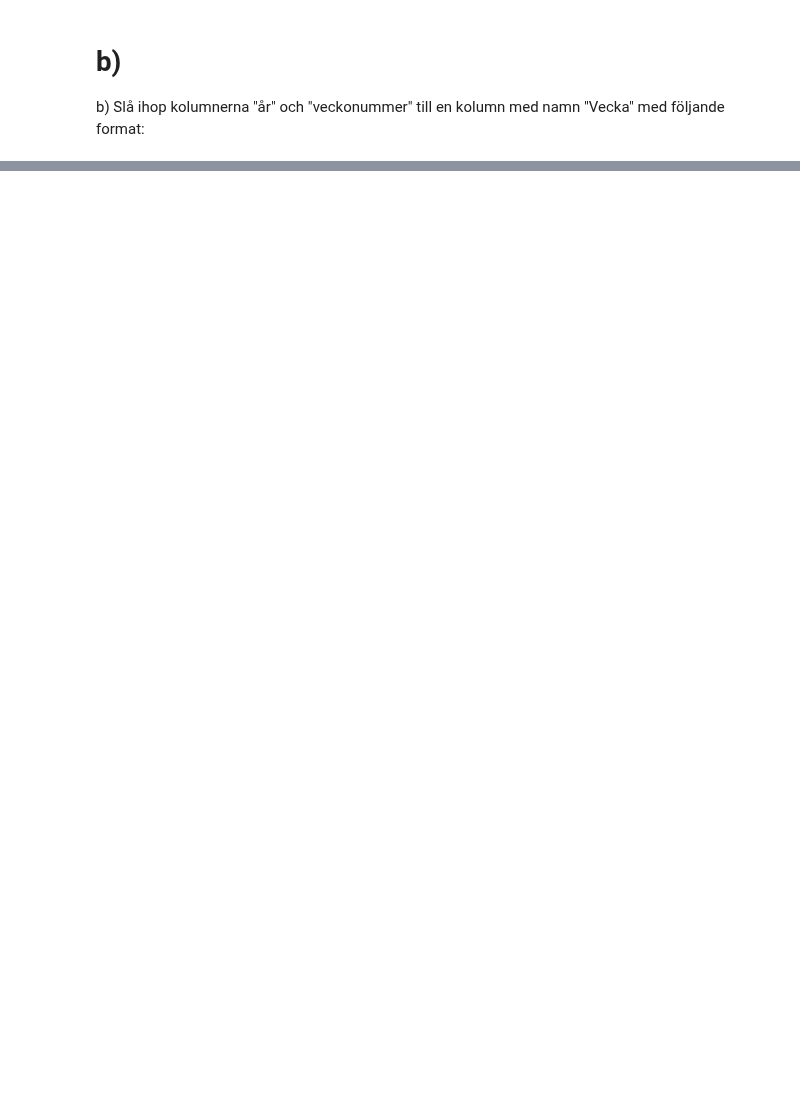
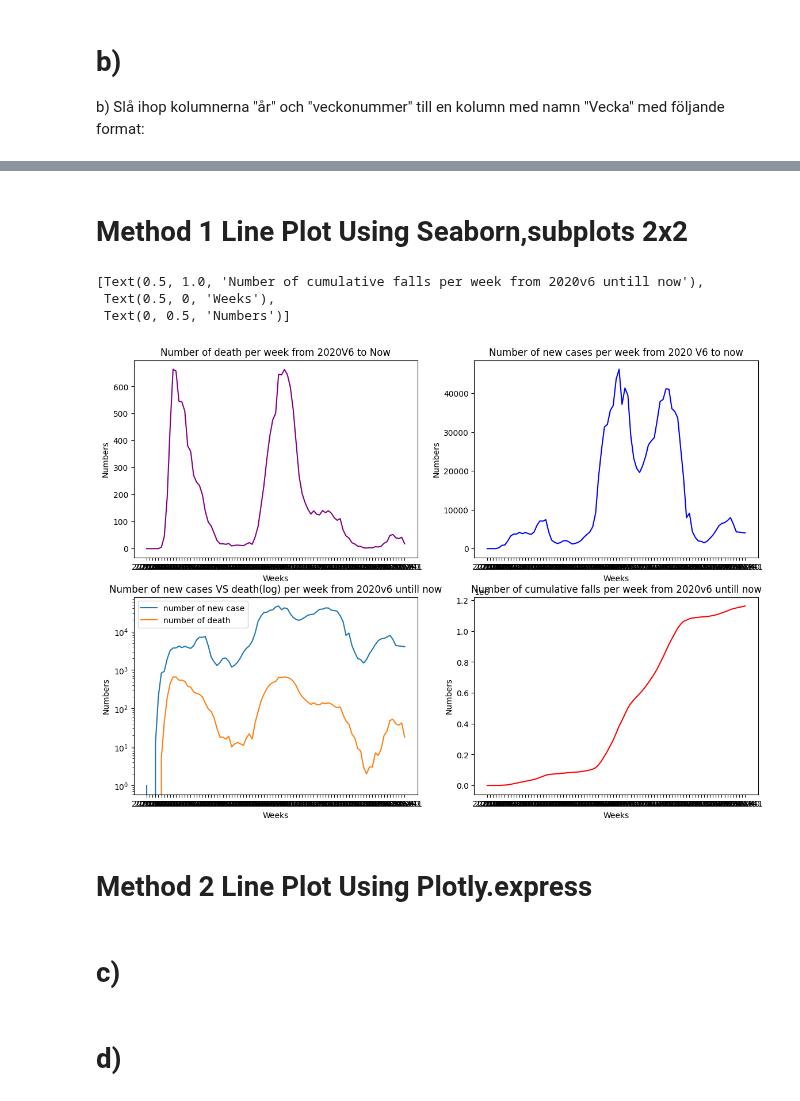
Before and after one commit to xjohansson/Databehandling_Xiu, a Jupyter notebook: Labs/Labb1/Labb1.ipynb, the cells around one changed output, grey strips where cells are left out. Saved outputs shown, nothing was run; the diff lists cells and outputs as text; code cells hidden in the pictures; blank space fills up the shorter version.

```diff
--- a/Labs/Labb1/Labb1.ipynb
+++ b/Labs/Labb1/Labb1.ipynb
@@ -178,0 +72,8 @@ df.head()
+# %%
+# change type from int to str
+Covid19["veckonummer"]=Covid19["veckonummer"].astype(str)
+Covid19["år"]=Covid19["år"].astype(str)
+#Create a new column"vecka" with Combining column "år" and column"veckonummer" 合并两列到一列方法一
+Covid19["Vecka"]=(Covid19["år"]+ "v"+ Covid19["veckonummer"])
+df=pd.DataFrame(Covid19["Vecka"])
+df
@@ -178,0 +96,9 @@ df.head()
+# %%
+## 合并两列到一列方法二
+Covid19["Vecka"]=(Covid19["år"].str.cat(Covid19["veckonummer"],sep="v")) # only works for str value,not int
+df=pd.DataFrame(Covid19["Vecka"])
+df
+
+#这个函数使用的前提是两列的内容都是字符串，如果是数值型，是会报错的。
+# 结构很简单: 第一列的名称.str.cat(第二列的名称)
+# (sep="_")两个中间增加一个分隔的符号
@@ -178,0 +131,60 @@ df.head()
+# %% [markdown]
+# Method 1 Line Plot Using Seaborn,subplots 2x2
+# %%
+# this code reference from kun's work
+# https://github.com/cooperhankun/DataBehandling-KunHan/blob/main/Labs/lab1-SWE.ipynb
+import seaborn as sns
+import matplotlib.pyplot as plt
+
+fig, ax=plt.subplots(2, 2,figsize=(14,10),dpi=100)
+
+sns.lineplot( data=Covid19,
+              x="Vecka",
+              y="Antal_avlidna_vecka",
+              color="purple",
+              ax=ax[0,0]).set(title="Number of death per week from 2020V6 to Now",
+              xlabel="Weeks",
+              ylabel="Numbers" )
+              #hue=""
+
+
+sns.lineplot(data=Covid19,
+              x="Vecka",
+              y="Antal_fall_vecka",
+              color="blue",
+              ax=ax[0,1]).set(title="Number of new cases per week from 2020 V6 to now",
+              xlabel="Weeks",
+              ylabel="Numbers" )
+
+
+sns.lineplot( data=Covid19,
+              x="Vecka",
+              y="Antal_fall_vecka",
+              ax=ax[1,0])
+
+sns.lineplot( data=Covid19,
+              x="Vecka",
+              y="Antal_avlidna_vecka",
+              ax=ax[1,0]).set(title="Number of new cases VS death(log) per week from 2020v6 untill now",
+              xlabel="Weeks",
+              ylabel="Numbers")
+ax[1,0].legend(labels=["number of new case","number of death"])
+ax[1,0].set_yscale('log')
+
+
+sns.lineplot(data=Covid19,
+             x="Vecka",
+             y="Kum_antal_fall",
+             color="red",
+             ax=ax[1,1]).set(title="Number of cumulative falls per week from 2020v6 untill now",
+             xlabel="Weeks",
+             ylabel="Numbers")
+# %% [output]
+[Text(0.5, 1.0, 'Number of cumulative falls per week from 2020v6 untill now'),
+ Text(0.5, 0, 'Weeks'),
+ Text(0, 0.5, 'Numbers')]
+[figure, added]
+# %% [markdown]
+# Method 2 Line Plot Using Plotly.express
+# %% [markdown]
+# c)
@@ -178,0 +196,2 @@ df.head()
+# %% [markdown]
+# d)
```
Also changed, not shown: parts of 63 cells of this notebook, 6 other files.
